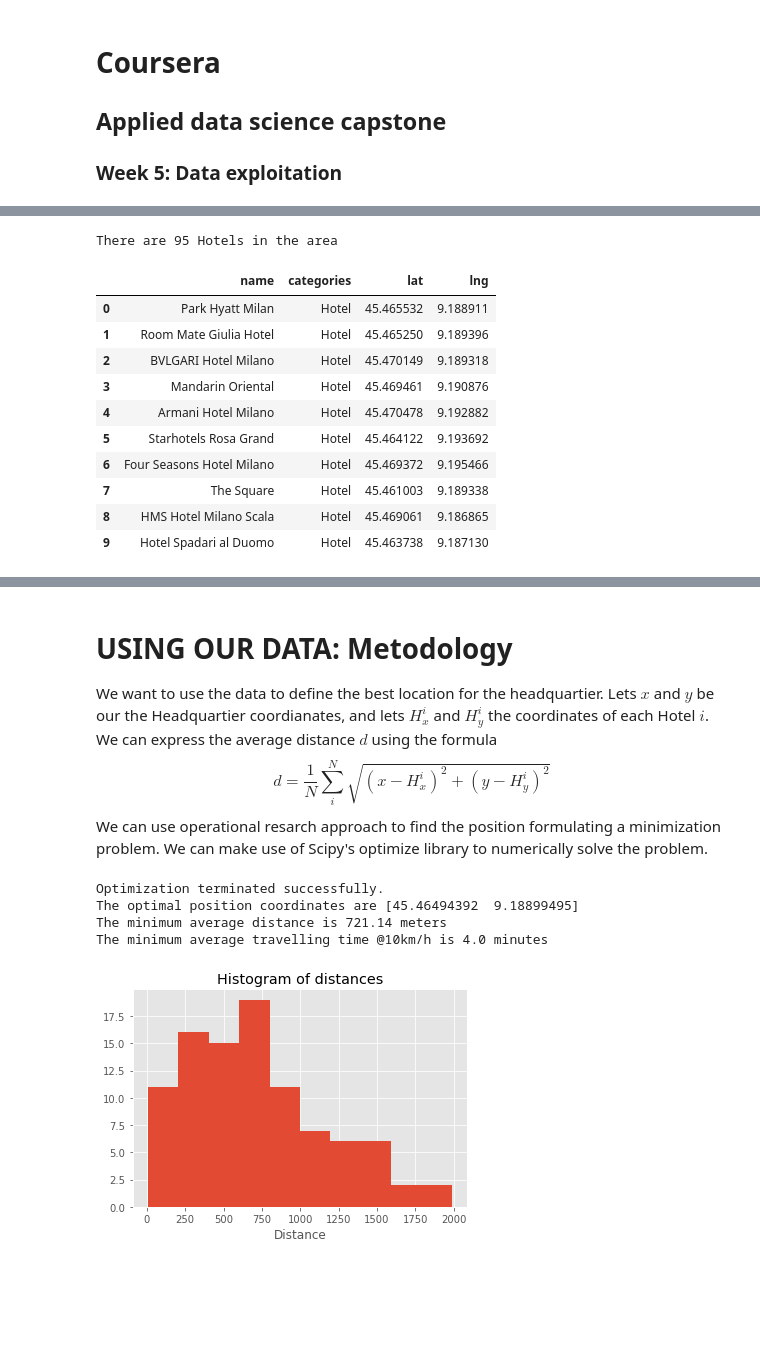
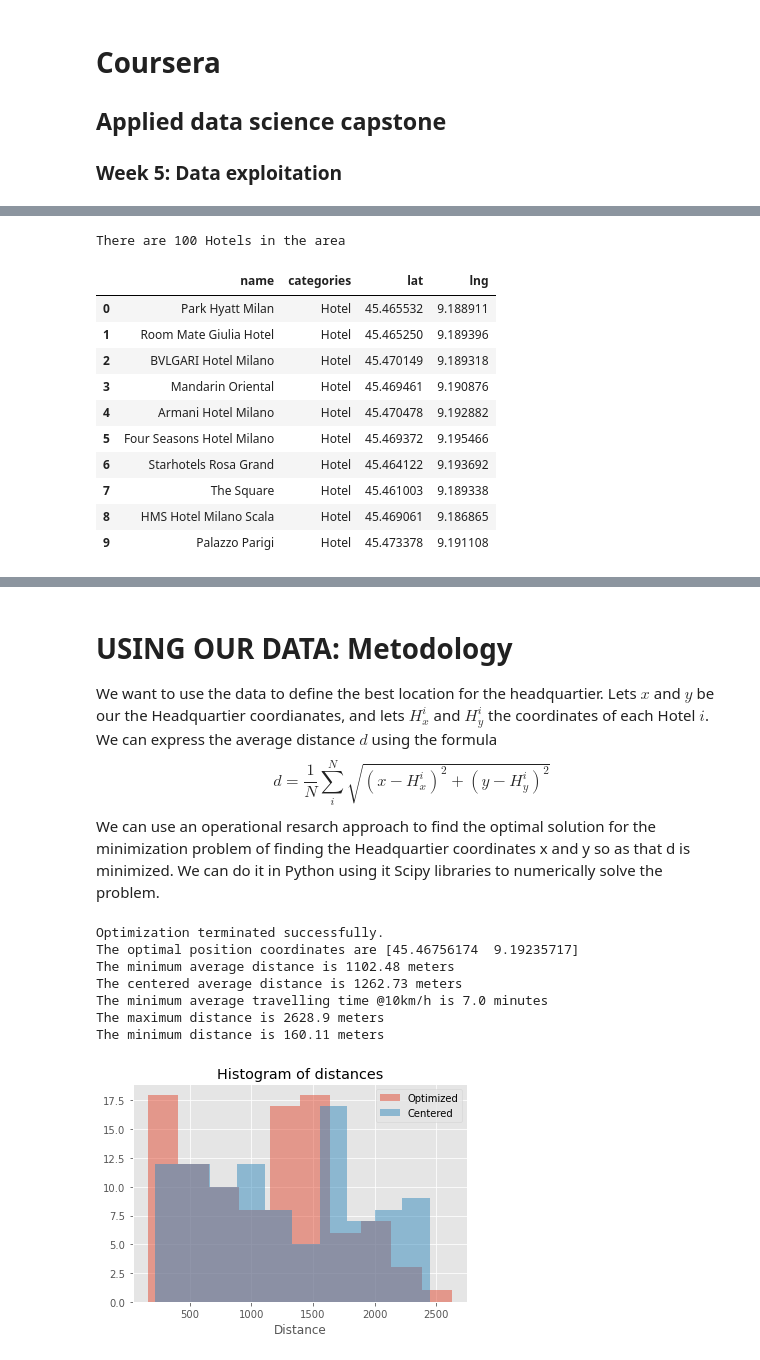
Before and after one commit to IoliD/Coursera_Capstone, a Jupyter notebook: Week5.ipynb, the cells around one changed output, grey strips where cells are left out. Cells and saved outputs as stored; diff of their text form; code cells hidden in the pictures; blank space fills up the shorter version.

```diff
--- a/Week5.ipynb
+++ b/Week5.ipynb
@@ -14,7 +15,7 @@ import folium
 Latitude = 45.465586
 Longitude = 9.185944
 # Create map of Milano
-MilanoMap = folium.Map(location=[Latitude, Longitude], zoom_start=14)
+MilanoMap = folium.Map(location=[Latitude, Longitude], zoom_start=13.5)
 MilanoMap
 # %% [output]
 [interactive output not drawn]
@@ -31,7 +32,7 @@ CLIENT_ID = '02QBHIMZSD0O05JYQX4MBB0KOZR1KH3V2TQ34PV0CH1FKBEU'
 CLIENT_SECRET = 'NNGC5E03TOWAXLIWW1ERT03PH5T3YFFN1124KLOM31F5AE44'
 VERSION = '20180605'
 LIMIT = 1000
-RADIUS = 1500
+RADIUS = 2000
 QUERY = ['Hotel']
 
 # function that extracts the category of the venue
@@ -76,18 +77,18 @@ print('There are',MilanoHotel.shape[0],'Hotels in the area')
 # Print results
 MilanoHotel.head(10)
 # %% [output]
-There are 95 Hotels in the area
+There are 100 Hotels in the area
 |  | name | categories | lat | lng |
 | 0 | Park Hyatt Milan | Hotel | 45.465532 | 9.188911 |
 | 1 | Room Mate Giulia Hotel | Hotel | 45.465250 | 9.189396 |
 | 2 | BVLGARI Hotel Milano | Hotel | 45.470149 | 9.189318 |
 | 3 | Mandarin Oriental | Hotel | 45.469461 | 9.190876 |
 | 4 | Armani Hotel Milano | Hotel | 45.470478 | 9.192882 |
-| 5 | Starhotels Rosa Grand | Hotel | 45.464122 | 9.193692 |
-| 6 | Four Seasons Hotel Milano | Hotel | 45.469372 | 9.195466 |
+| 5 | Four Seasons Hotel Milano | Hotel | 45.469372 | 9.195466 |
+| 6 | Starhotels Rosa Grand | Hotel | 45.464122 | 9.193692 |
 | 7 | The Square | Hotel | 45.461003 | 9.189338 |
 | 8 | HMS Hotel Milano Scala | Hotel | 45.469061 | 9.186865 |
-| 9 | Hotel Spadari al Duomo | Hotel | 45.463738 | 9.187130 |
+| 9 | Palazzo Parigi | Hotel | 45.473378 | 9.191108 |
 # %%
 for idx in MilanoHotel.index :
     folium.CircleMarker(
@@ -114,52 +115,62 @@ MilanoMap
 We want to use the data to define the best location for the headquartier. Lets $x$ and $y$ be our the Headquartier coordianates, and lets $H_x^i$ and $H_y^i$ the coordinates of each Hotel $i$.
 We can express the average distance $d$ using the formula
 $$ d=\frac{1}{N}\sum_i^N\sqrt{(x-H_x^i)^2+(y-H_y^i)^2} $$
-We can use operational resarch approach to find the position formulating a minimization problem. We can make use of Scipy's optimize library to numerically solve the problem.
+We can use an operational resarch approach to find the optimal solution for the minimization problem of finding the Headquartier coordinates x and y so as that d is minimized. We can do it in Python using it Scipy libraries to numerically solve the problem.
 # %%
 # Import the packages
 import numpy as np
 from scipy.optimize import minimize
 
 # Define the distance function
 def MapDistance(x,H):
     # c is a coefficent that converts coordinates into meters
     c = 100000;
     return np.sum(np.sqrt(np.sum(np.square((x-H)*c),axis=1)))/H.shape[0]
 
 # Define the array of coordinates of every hotel
 H = MilanoHotel[['lat','lng']].to_numpy()
 # Define an guess initial position as the very center
 x0 = np.array([Latitude, Longitude])
 # Solve the minimization problem
 res = minimize(MapDistance, x0, H, method = 'Nelder-Mead')
 
+# Retrive every distance
+MilanoHotel['distance'] = 0
+MilanoHotel['distanceC'] = 0
+for idx in MilanoHotel.index:
+   # To overcome the fact that np.sum does not work on one dimension we have to hack the function call.
+   h = np.array([res.x, H[idx]])
+   h0 = np.array([x0, H[idx]])
+   MilanoHotel.iloc[idx,4] = np.round(MapDistance(res.x,h)*2,2)
+   MilanoHotel.iloc[idx,5] = np.round(MapDistance(x0,h0)*2,2)
+
 # Print results
 print(res.message)
 print('The optimal position coordinates are',res.x)
 print('The minimum average distance is',np.round(MapDistance(res.x,H),2),'meters')
+print('The centered average distance is',np.round(MapDistance(x0,H),2),'meters')
 print('The minimum average travelling time @10km/h is',np.round(MapDistance(res.x,H)/1000/10*60,0),'minutes')
-
-# Retrive every distance
-MilanoHotel['distance'] = 0
-for idx in MilanoHotel.index:
-   # To overcome the fact that np.sum does not work on one dimension we have to hack the function call.
-   h = np.array([res.x, H[idx]])
-   MilanoHotel.iloc[idx,4] = np.round(MapDistance(res.x,h)*2,2)
-
+print('The maximum distance is', np.max(MilanoHotel['distance']), 'meters')
+print('The minimum distance is', np.min(MilanoHotel['distance']), 'meters')
 # Print the distances
 
 import matplotlib.pyplot as plt
 plt.style.use('ggplot')
-plt.hist(MilanoHotel['distance'], bins = 10)
+plt.hist(MilanoHotel['distance'], alpha=0.5, label='Optimized', bins = 10)
+plt.hist(MilanoHotel['distanceC'],alpha=0.5, label='Centered', bins = 10)
+plt.legend(loc='upper right')
 plt.xlabel('Distance')
 plt.title('Histogram of distances')
 plt.show()
 # %% [output]
 Optimization terminated successfully.
-The optimal position coordinates are [45.46494392  9.18899495]
-The minimum average distance is 721.14 meters
-The minimum average travelling time @10km/h is 4.0 minutes
+The optimal position coordinates are [45.46756174  9.19235717]
+The minimum average distance is 1102.48 meters
+The centered average distance is 1262.73 meters
+The minimum average travelling time @10km/h is 7.0 minutes
+The maximum distance is 2628.9 meters
+The minimum distance is 160.11 meters
-[figure, old version]
+[figure, new version]
 # %%
 folium.CircleMarker(
         res.x,
```
Also changed, not shown: parts of 5 cells of this notebook.
